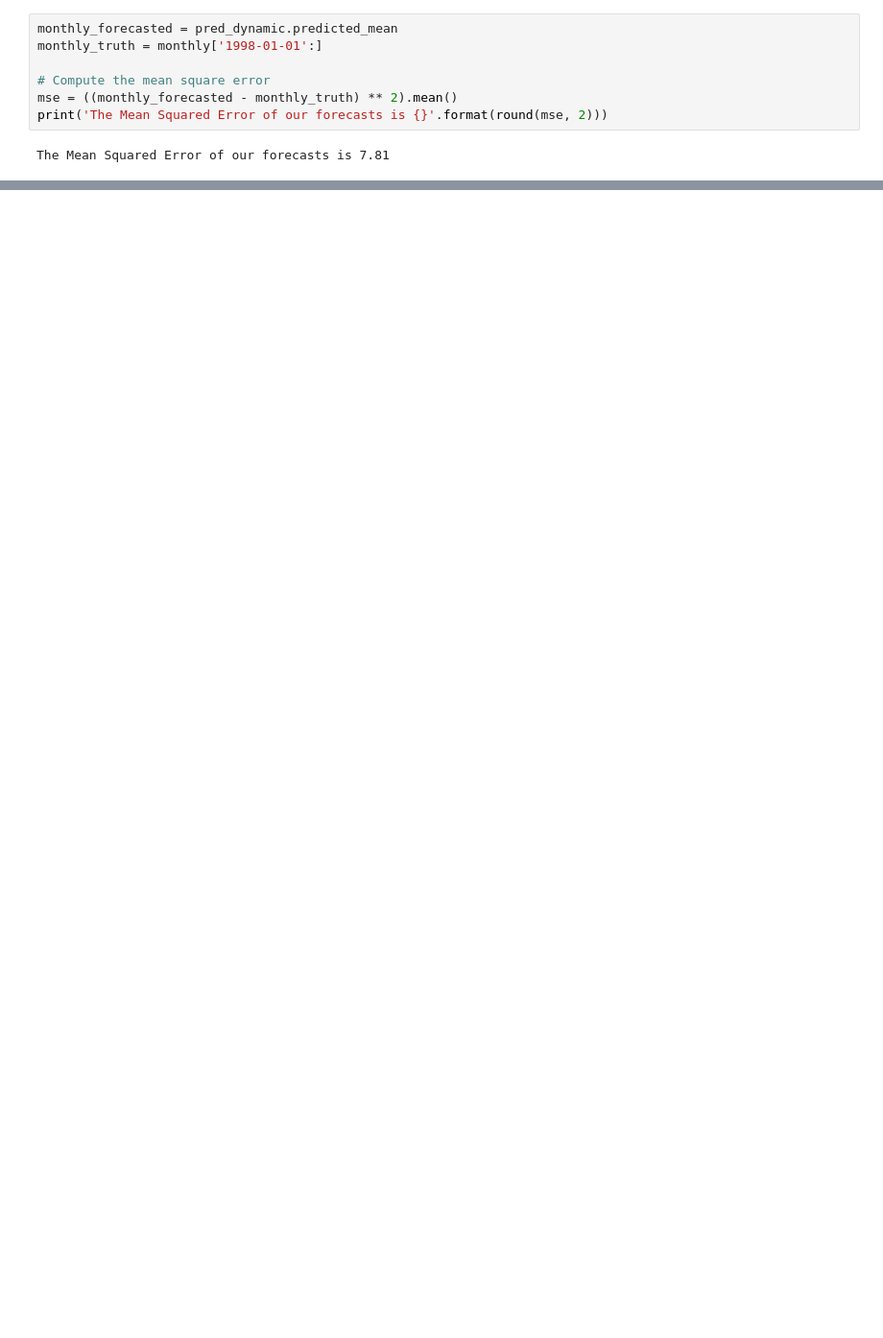
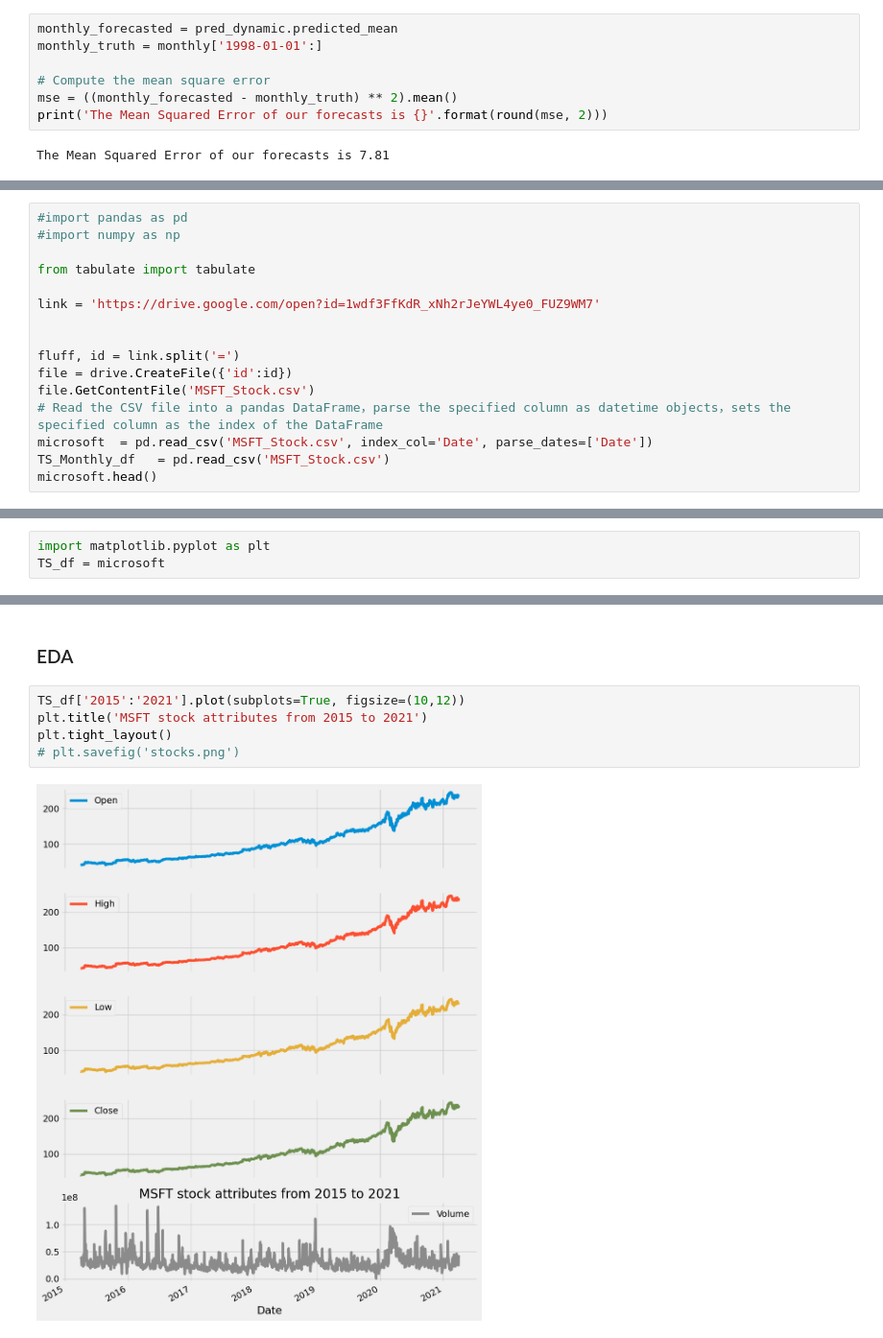
Before and after one commit to YC0429/Time_Series_Proj, a Jupyter notebook: Time_Series_workplace.ipynb, the cells around one changed output, grey strips where cells are left out. Shown at 96% size. Cells and saved outputs as stored; diff of their text form; blank space fills up the shorter version.

```diff
--- a/Time_Series_workplace.ipynb
+++ b/Time_Series_workplace.ipynb
@@ -456,0 +461,16 @@ The Mean Squared Error of our forecasts is 7.81
+# %%
+#import pandas as pd
+#import numpy as np
+
+from tabulate import tabulate
+
+link = 'https://drive.google.com/open?id=1wdf3FfKdR_xNh2rJeYWL4ye0_FUZ9WM7'
+
+
+fluff, id = link.split('=')
+file = drive.CreateFile({'id':id})
+file.GetContentFile('MSFT_Stock.csv')
+# Read the CSV file into a pandas DataFrame，parse the specified column as datetime objects，sets the specified column as the index of the DataFrame
+microsoft  = pd.read_csv('MSFT_Stock.csv', index_col='Date', parse_dates=['Date'])
+TS_Monthly_df   = pd.read_csv('MSFT_Stock.csv')
+microsoft.head()
@@ -456,0 +485,3 @@ The Mean Squared Error of our forecasts is 7.81
+# %%
+import matplotlib.pyplot as plt
+TS_df = microsoft
@@ -456,0 +535,9 @@ The Mean Squared Error of our forecasts is 7.81
+# %% [markdown]
+### EDA
+# %%
+TS_df['2015':'2021'].plot(subplots=True, figsize=(10,12))
+plt.title('MSFT stock attributes from 2015 to 2021')
+plt.tight_layout()
+# plt.savefig('stocks.png')
+# %% [output]
+[figure, added]
```
Also changed, not shown: parts of 42 cells of this notebook.
